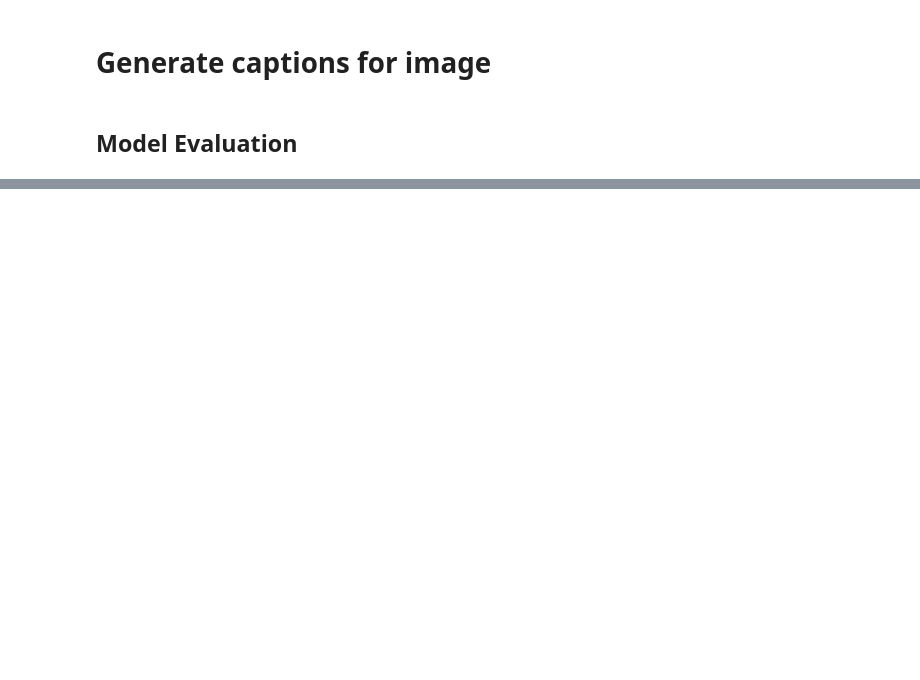
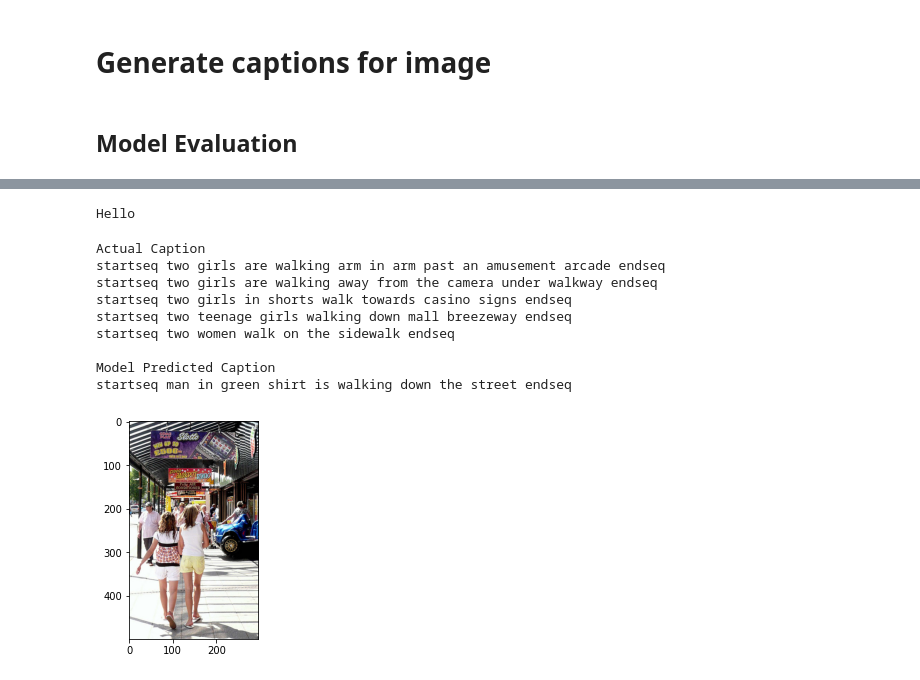
Before and after one commit to sushmita56/Image-Caption-Generation, a Jupyter notebook: Image_Caption_Generator.ipynb, the cells around one changed output, grey strips where cells are left out. Cells and saved outputs as stored; diff of their text form; code cells hidden in the pictures; blank space fills up the shorter version.

```diff
--- a/Image_Caption_Generator.ipynb
+++ b/Image_Caption_Generator.ipynb
@@ -325,7 +337,7 @@ def predict_caption(model, image, tokenizer, max_length):
     # get index with high probability
     y_hat = np.argmax(y_hat)
     # convert index to word or caption
-    word = idx_to_word(y_hat)
+    word = idx_to_word(y_hat, tokenizer)
     # stop if word not found:
     if word is None:
       break
@@ -364,0 +387,32 @@ TypeError: ignored
+# %%
+from simple_colors import *
+
+print(green('Hello', ['bold']))
+# %% [output]
+Hello
+# %%
+def show_caption(img_name):
+    image_id = img_name.split('.')[0]
+    img_path = os.path.join(BASE_DIR, "Images", img_name)
+    image = Image.open(img_path)
+    captions = caption_mapping[image_id]
+    print(green('Actual Caption', ['bold']))
+    for caption in captions:
+        print(caption)
+    y_pred = predict_caption(model, features[image_id], tokenizer, max_length)
+    print(green('\nModel Predicted Caption', ['bold']))
+    print(y_pred)
+    plt.imshow(image)
+# %%
+show_caption("979201222_75b6456d34.jpg")
+# %% [output]
+Actual Caption
+startseq two girls are walking arm in arm past an amusement arcade endseq
+startseq two girls are walking away from the camera under walkway endseq
+startseq two girls in shorts walk towards casino signs endseq
+startseq two teenage girls walking down mall breezeway endseq
+startseq two women walk on the sidewalk endseq
+
+Model Predicted Caption
+startseq man in green shirt is walking down the street endseq
+[figure, added]
```
Also changed, not shown: parts of 24 cells of this notebook.
